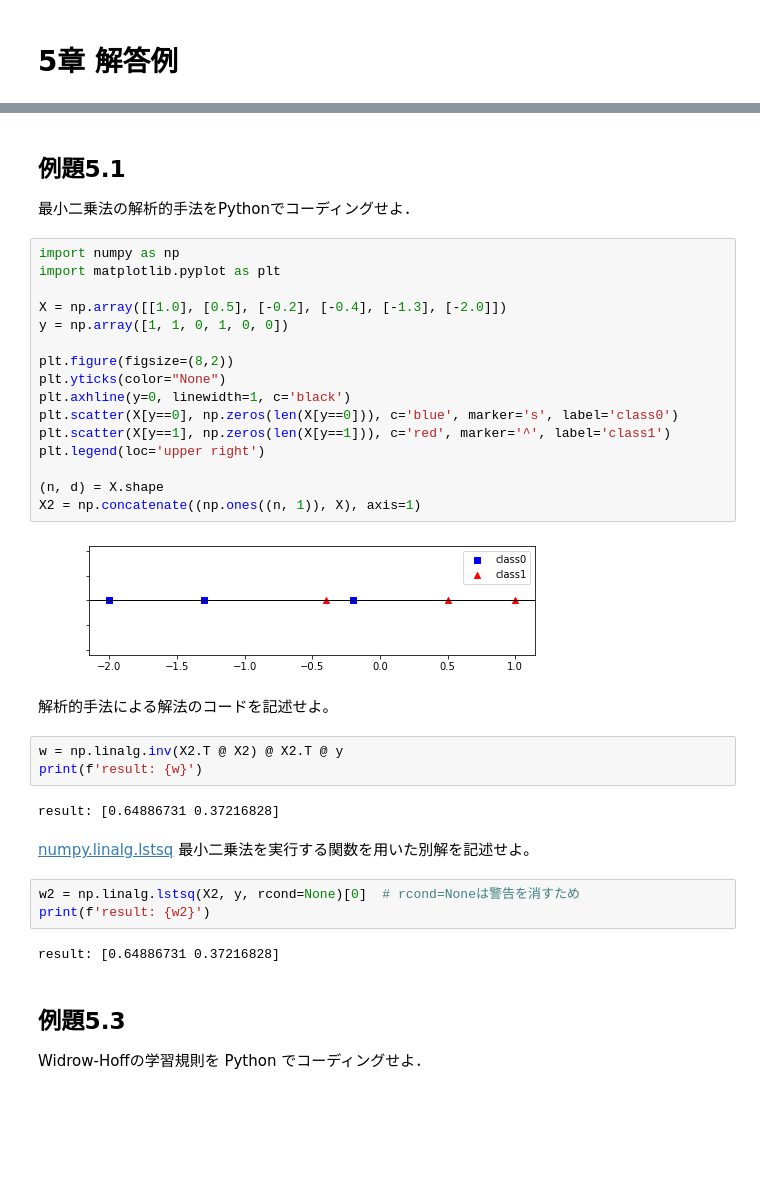
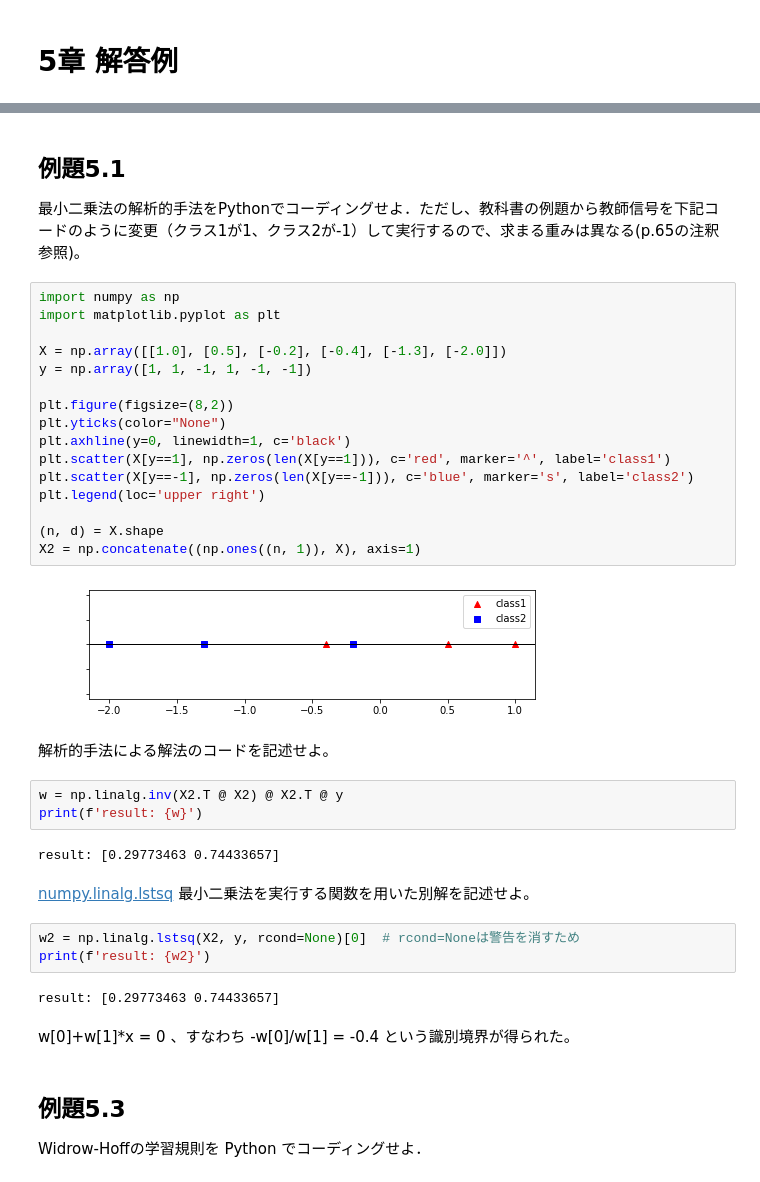
Before and after one commit to MasahiroAraki/SpeechRecognition, a Jupyter notebook: Python/chap05a.ipynb, the cells around one changed output, grey strips where cells are left out. Drawn from its saved outputs; the diff is of its cells as text; blank space fills up the shorter version.

```diff
--- a/Python/chap05a.ipynb
+++ b/Python/chap05a.ipynb
@@ -26,39 +26,41 @@ Successfully installed mlxtend-0.20.0
 # %% [markdown]
 ## 例題5.1
 
-最小二乗法の解析的手法をPythonでコーディングせよ．
+最小二乗法の解析的手法をPythonでコーディングせよ．ただし、教科書の例題から教師信号を下記コードのように変更（クラス1が1、クラス2が-1）して実行するので、求まる重みは異なる(p.65の注釈参照)。
 # %%
 import numpy as np
 import matplotlib.pyplot as plt
 
 X = np.array([[1.0], [0.5], [-0.2], [-0.4], [-1.3], [-2.0]])
-y = np.array([1, 1, 0, 1, 0, 0])
+y = np.array([1, 1, -1, 1, -1, -1])
 
 plt.figure(figsize=(8,2))
 plt.yticks(color="None")
 plt.axhline(y=0, linewidth=1, c='black')
-plt.scatter(X[y==0], np.zeros(len(X[y==0])), c='blue', marker='s', label='class0')
 plt.scatter(X[y==1], np.zeros(len(X[y==1])), c='red', marker='^', label='class1')
+plt.scatter(X[y==-1], np.zeros(len(X[y==-1])), c='blue', marker='s', label='class2')
 plt.legend(loc='upper right')
 
 (n, d) = X.shape
 X2 = np.concatenate((np.ones((n, 1)), X), axis=1)
 # %% [output]
-[figure, old version]
+[figure, new version]
 # %% [markdown]
 解析的手法による解法のコードを記述せよ。
 # %%
 w = np.linalg.inv(X2.T @ X2) @ X2.T @ y
 print(f'result: {w}')
 # %% [output]
-result: [0.64886731 0.37216828]
+result: [0.29773463 0.74433657]
 # %% [markdown]
 [numpy.linalg.lstsq](https://numpy.org/doc/stable/reference/generated/numpy.linalg.lstsq.html) 最小二乗法を実行する関数を用いた別解を記述せよ。
 # %%
 w2 = np.linalg.lstsq(X2, y, rcond=None)[0]  # rcond=Noneは警告を消すため
 print(f'result: {w2}')
 # %% [output]
-result: [0.64886731 0.37216828]
+result: [0.29773463 0.74433657]
+# %% [markdown]
+w[0]+w[1]*x = 0 、すなわち -w[0]/w[1] = -0.4 という識別境界が得られた。
 # %% [markdown]
 ## 例題5.3
 
```
Also changed, not shown: parts of 4 cells of this notebook, 1 other file.
